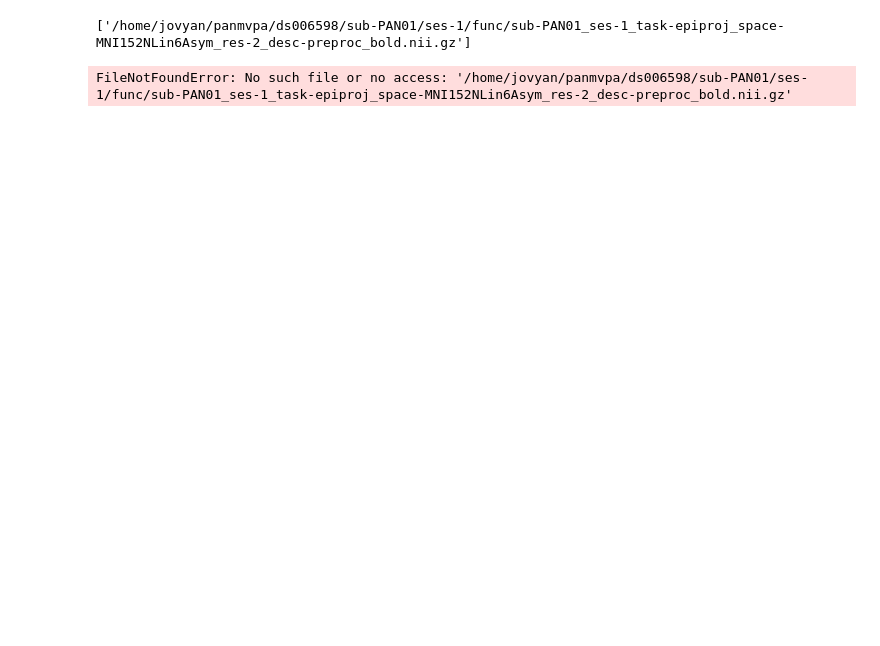
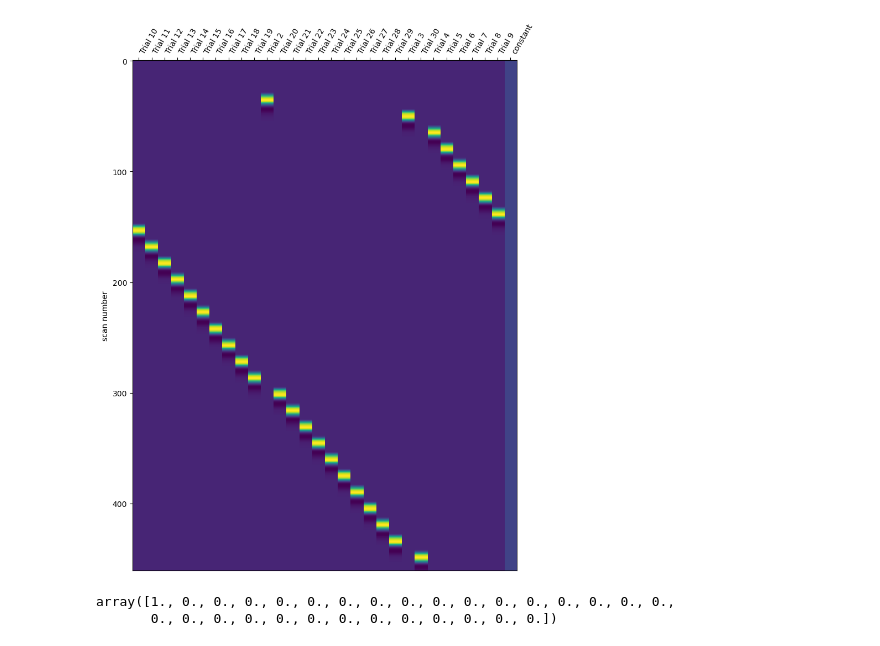
Before and after one commit to kalkhalil-cmd/panmvpa, a Jupyter notebook: scripts/nilearn_epiproj.ipynb, the cells around one changed output. Drawn from its saved outputs; the diff is of its cells as text; code cells hidden in the pictures; blank space fills up the shorter version.

```diff
--- a/scripts/nilearn_epiproj.ipynb
+++ b/scripts/nilearn_epiproj.ipynb
@@ -34,14 +16,16 @@ SystemExit: 2
 #set your paths
 task='epiproj'
 basedir = os.path.join("/home/jovyan/panmvpa")
-funcdir = os.path.join(basedir, "ds006598/sub-PAN01/ses-1/func")
-#func_files = glob.glob(os.path.join(funcdir,'*epiproj*.nii.gz'))
+funcdir = os.path.join(basedir, "ds006598-download/sub-PAN01/ses-1/func")
 func_files = glob.glob(os.path.join(funcdir,'*%s*.nii.gz' %task))
-func_files
-stimdir = os.path.join(basedir,'Stimuli/SubjectData/GNG')
-# %% [output]
-['/home/jovyan/panmvpa/ds006598/sub-PAN01/ses-1/func/sub-PAN01_ses-1_task-epiproj_space-MNI152NLin6Asym_res-2_desc-preproc_bold.nii.gz']
+# %%
+#append data for fixed effects model
+design_matrices = []
+fmri_img = []
+masks = []
+func_tr = 1.355
+#confound_vars = ['trans_x','trans_y','trans_z','rot_x','rot_y','rot_z']
+#confound_vars += ["cosine%02i" % (i,) for i in range(3)]
 # %%
 func_img = nimg.load_img(func_files)
+fmri_img.append(func_img)
-# %% [output]
-FileNotFoundError: No such file or no access: '/home/jovyan/panmvpa/ds006598/sub-PAN01/ses-1/func/sub-PAN01_ses-1_task-epiproj_space-MNI152NLin6Asym_res-2_desc-preproc_bold.nii.gz'
@@ -186,0 +35,22 @@ for index, (contrast_id, contrast_val) in enumerate(contrasts.items()):
+# %%
+stimdir = os.path.join(basedir, "ds006598-download/derivatives/afni_timing/PAN01")
+eventsfile = os.path.join(stimdir,'ses1_epiproj_3col.txt')
+header = ["onset", "duration","trial_type"]
+events = pd.read_table(eventsfile, names=header, header=0)
+# %%
+design = nilearn.glm.first_level.make_first_level_design_matrix(frame_times, events,drift_model=None,high_pass=0.01,hrf_model='spm')
+design_matrices.append(design)
+# %%
+designplot = plot_design_matrix(design_matrices)
+#design.to_csv(os.path.join(stimdir,"PAN01_ses1_epiproj_design.csv"))
+# %% [output]
+[figure, added]
+# %%
+#setup basic contrasts
+contrast_matrix = np.eye(design.shape[1])
+basic_contrasts = dict([(column, contrast_matrix[i]) for i, column in enumerate(design.columns)])
+#print(basic_contrasts)
+basic_contrasts['Trial 10']
+# %% [output]
+array([1., 0., 0., 0., 0., 0., 0., 0., 0., 0., 0., 0., 0., 0., 0., 0., 0.,
+       0., 0., 0., 0., 0., 0., 0., 0., 0., 0., 0., 0., 0.])
```
Also changed, not shown: parts of 6 cells of this notebook.
